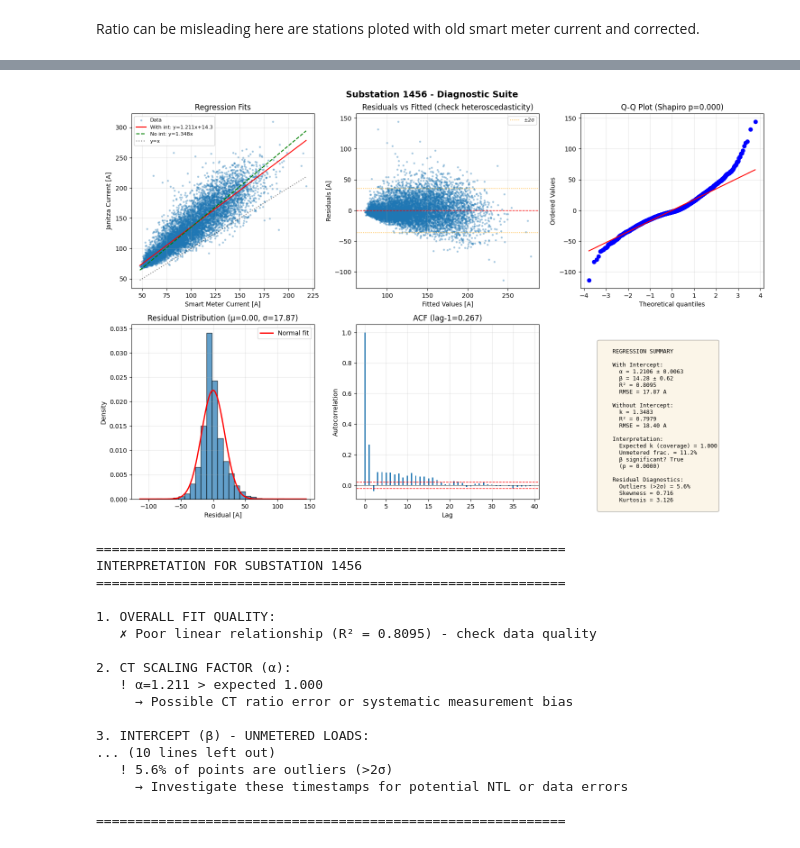
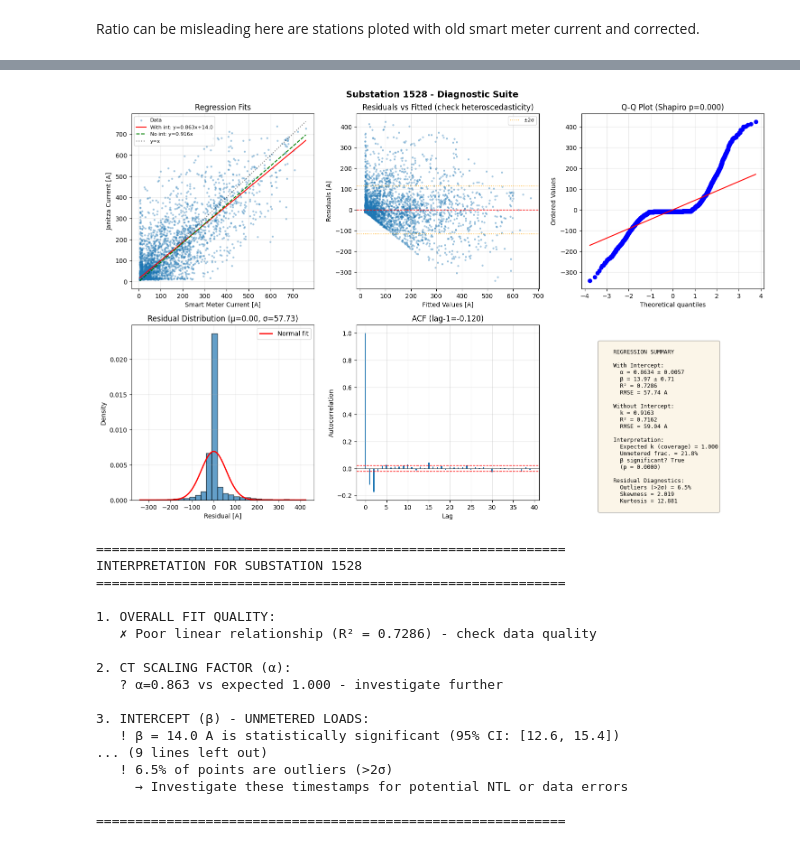
Before and after one commit to MindisBlank/Jasonaq_thesis, a Jupyter notebook: notebooks/ct_ratio_issue.ipynb, the cells around one changed output, grey strips where cells are left out. Saved outputs shown, nothing was run; the diff lists cells and outputs as text; code cells hidden in the pictures.

```diff
--- a/notebooks/ct_ratio_issue.ipynb
+++ b/notebooks/ct_ratio_issue.ipynb
@@ -338,7 +566,7 @@ df_sm_current = pd.read_parquet(sm_current_path)
 df_jn_current = pd.read_parquet(jn_current_path)
 
 # exclude substations (Janitza side)
-exclude_dnr = ["D0303", "D1454","D1554"]
+exclude_dnr = ["D0303", "D1454","D1554","D1049"]
 df_jn_current = df_jn_current[~df_jn_current["dnr_str"].isin(exclude_dnr)].copy()
 
 # add substation_id
@@ -1768,51 +1128,51 @@ def interpret_results(results: Dict, sid: int):
         print(f"   ✓ β = {beta:.1f} A is not significant - most load is metered")
 
     # 4. Residual patterns
     print("\n4. RESIDUAL ANALYSIS:")
     acf = results['residual_diagnostics']['acf_lag1']
     if abs(acf) > 0.3:
         print(f"   ! High autocorrelation (ρ₁={acf:.3f}) - residuals are 'colored'")
         print(f"     → Suggests systematic time-varying error (NTL? measurement drift?)")
     else:
         print(f"   ✓ Low autocorrelation (ρ₁={acf:.3f}) - residuals appear random")
 
     shapiro_p = results['residual_diagnostics']['shapiro_p']
     if shapiro_p < 0.05:
         print(f"   ! Non-normal residuals (Shapiro p={shapiro_p:.4f})")
         print(f"     → May indicate outliers, NTL events, or model mis-specification")
 
     # 5. NTL indicators
     print("\n5. NON-TECHNICAL LOSS INDICATORS:")
     frac_outliers = results['ntl_indicators']['frac_outliers']
     if frac_outliers > 0.05:
         print(f"   ! {frac_outliers:.1%} of points are outliers (>2σ)")
         print(f"     → Investigate these timestamps for potential NTL or data errors")
     else:
         print(f"   ✓ Only {frac_outliers:.1%} outliers - looks reasonable")
 
     print(f"\n{'='*60}\n")
 
 
 # Example usage:
-results = advanced_regression_analysis(df_merged, 1456)
-plot_diagnostic_suite(results, 1456)
-interpret_results(results, 1456)
+results = advanced_regression_analysis(df_merged, 1528)
+plot_diagnostic_suite(results, 1528)
+interpret_results(results, 1528)
 # %% [output]
-[figure, old version]
+[figure, new version]
 ============================================================
-INTERPRETATION FOR SUBSTATION 1456
+INTERPRETATION FOR SUBSTATION 1528
 ============================================================
 
 1. OVERALL FIT QUALITY:
-   ✗ Poor linear relationship (R² = 0.8095) - check data quality
+   ✗ Poor linear relationship (R² = 0.7286) - check data quality
 
 2. CT SCALING FACTOR (α):
-   ! α=1.211 > expected 1.000
-     → Possible CT ratio error or systematic measurement bias
+   ? α=0.863 vs expected 1.000 - investigate further
 
 3. INTERCEPT (β) - UNMETERED LOADS:
-... (10 lines left out)
-   ! 5.6% of points are outliers (>2σ)
+   ! β = 14.0 A is statistically significant (95% CI: [12.6, 15.4])
+... (9 lines left out)
+   ! 6.5% of points are outliers (>2σ)
      → Investigate these timestamps for potential NTL or data errors
 
 ============================================================
```
Also changed, not shown: parts of 26 cells of this notebook, 5 other files.
